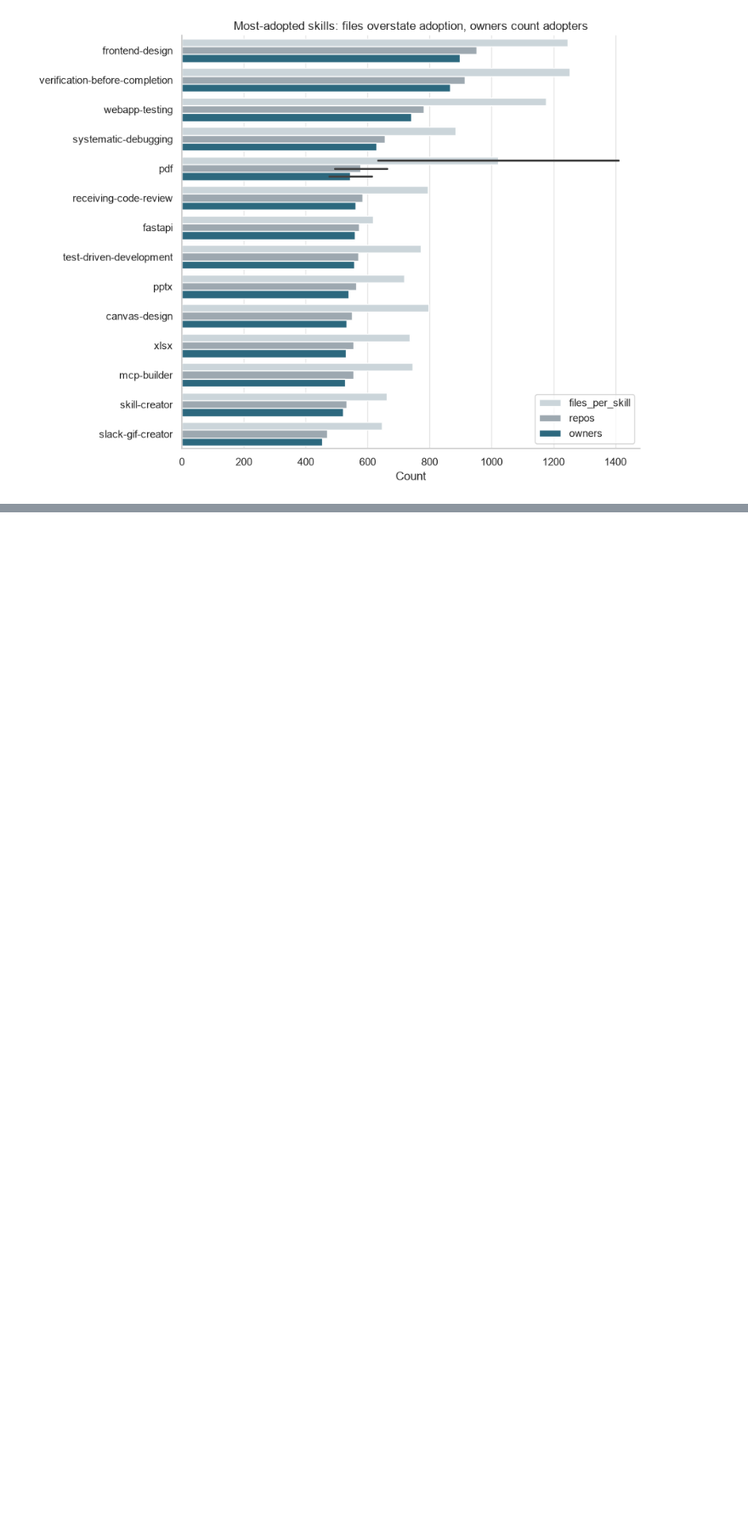
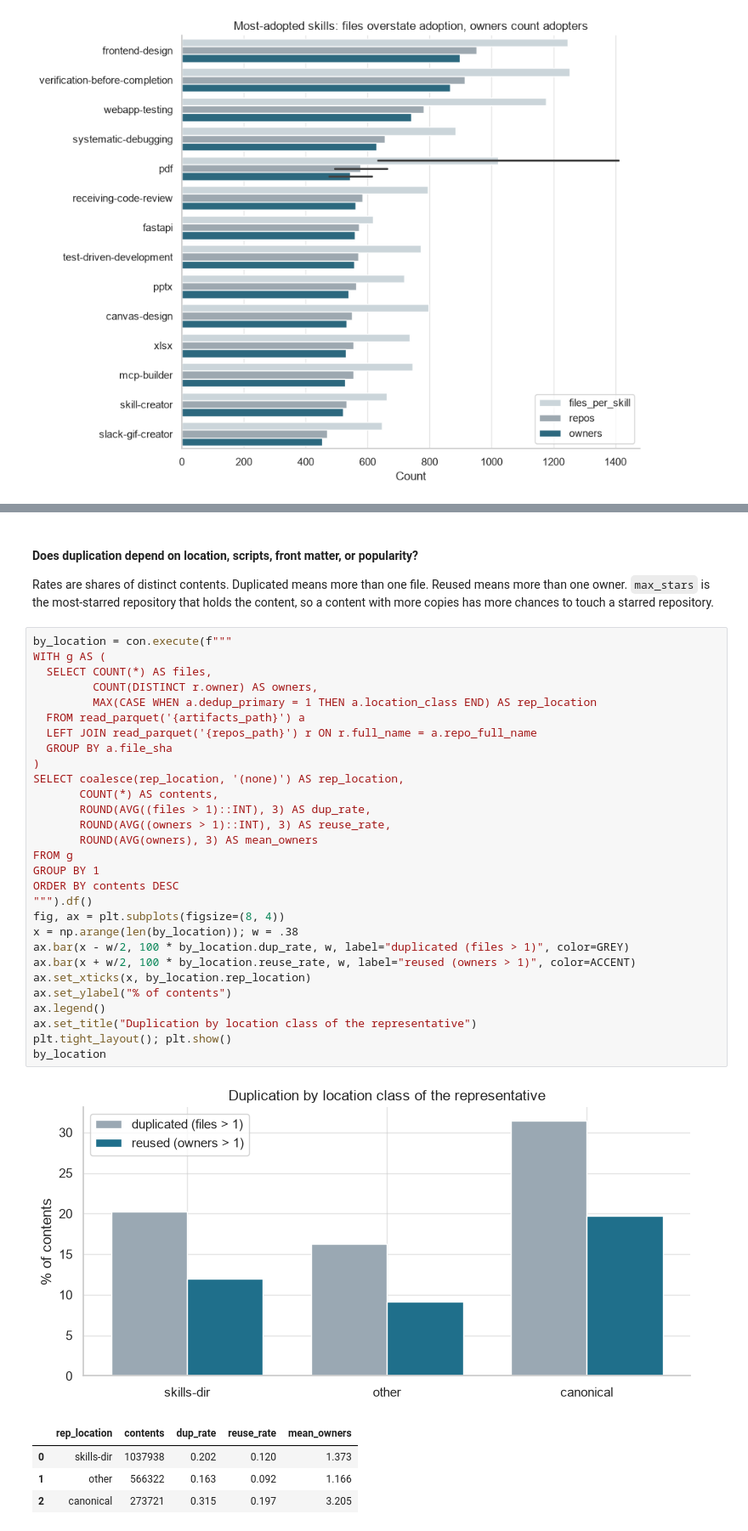
Before and after one commit to TJ690/SWE-Group-Project--Project-3, a Jupyter notebook: src/notebooks/EDA_copies.ipynb, the cells around one changed output, grey strips where cells are left out. Shown at 85% size. Saved outputs shown, nothing was run; the diff lists cells and outputs as text; blank space fills up the shorter version.

```diff
--- a/src/notebooks/EDA_copies.ipynb
+++ b/src/notebooks/EDA_copies.ipynb
@@ -180,0 +266,39 @@ plt.tight_layout(); plt.show()
+# %% [markdown]
+#### Does duplication depend on location, scripts, front matter, or popularity?
+
+Rates are shares of distinct contents. Duplicated means more than one file. Reused means more than one owner. `max_stars` is the most-starred repository that holds the content, so a content with more copies has more chances to touch a starred repository.
+# %%
+by_location = con.execute(f"""
+WITH g AS (
+  SELECT COUNT(*) AS files,
+         COUNT(DISTINCT r.owner) AS owners,
+         MAX(CASE WHEN a.dedup_primary = 1 THEN a.location_class END) AS rep_location
+  FROM read_parquet('{artifacts_path}') a
+  LEFT JOIN read_parquet('{repos_path}') r ON r.full_name = a.repo_full_name
+  GROUP BY a.file_sha
+)
+SELECT coalesce(rep_location, '(none)') AS rep_location,
+       COUNT(*) AS contents,
+       ROUND(AVG((files > 1)::INT), 3) AS dup_rate,
+       ROUND(AVG((owners > 1)::INT), 3) AS reuse_rate,
+       ROUND(AVG(owners), 3) AS mean_owners
+FROM g
+GROUP BY 1
+ORDER BY contents DESC
+""").df()
+fig, ax = plt.subplots(figsize=(8, 4))
+x = np.arange(len(by_location)); w = .38
+ax.bar(x - w/2, 100 * by_location.dup_rate, w, label="duplicated (files > 1)", color=GREY)
+ax.bar(x + w/2, 100 * by_location.reuse_rate, w, label="reused (owners > 1)", color=ACCENT)
+ax.set_xticks(x, by_location.rep_location)
+ax.set_ylabel("% of contents")
+ax.legend()
+ax.set_title("Duplication by location class of the representative")
+plt.tight_layout(); plt.show()
+by_location
+# %% [output]
+[figure, added]
+|  | rep_location | contents | dup_rate | reuse_rate | mean_owners |
+| 0 | skills-dir | 1037938 | 0.202 | 0.120 | 1.373 |
+| 1 | other | 566322 | 0.163 | 0.092 | 1.166 |
+| 2 | canonical | 273721 | 0.315 | 0.197 | 3.205 |
```
Also changed, not shown: parts of 13 cells of this notebook, 5 other files.
